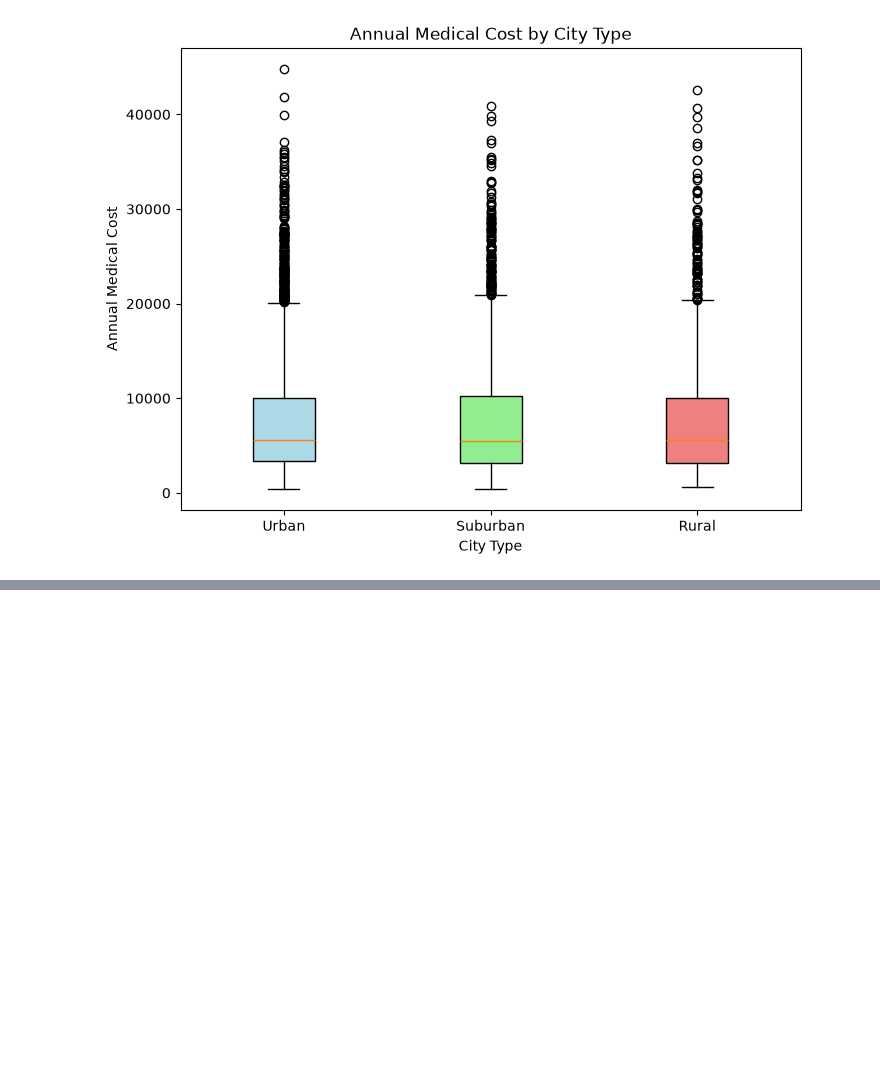
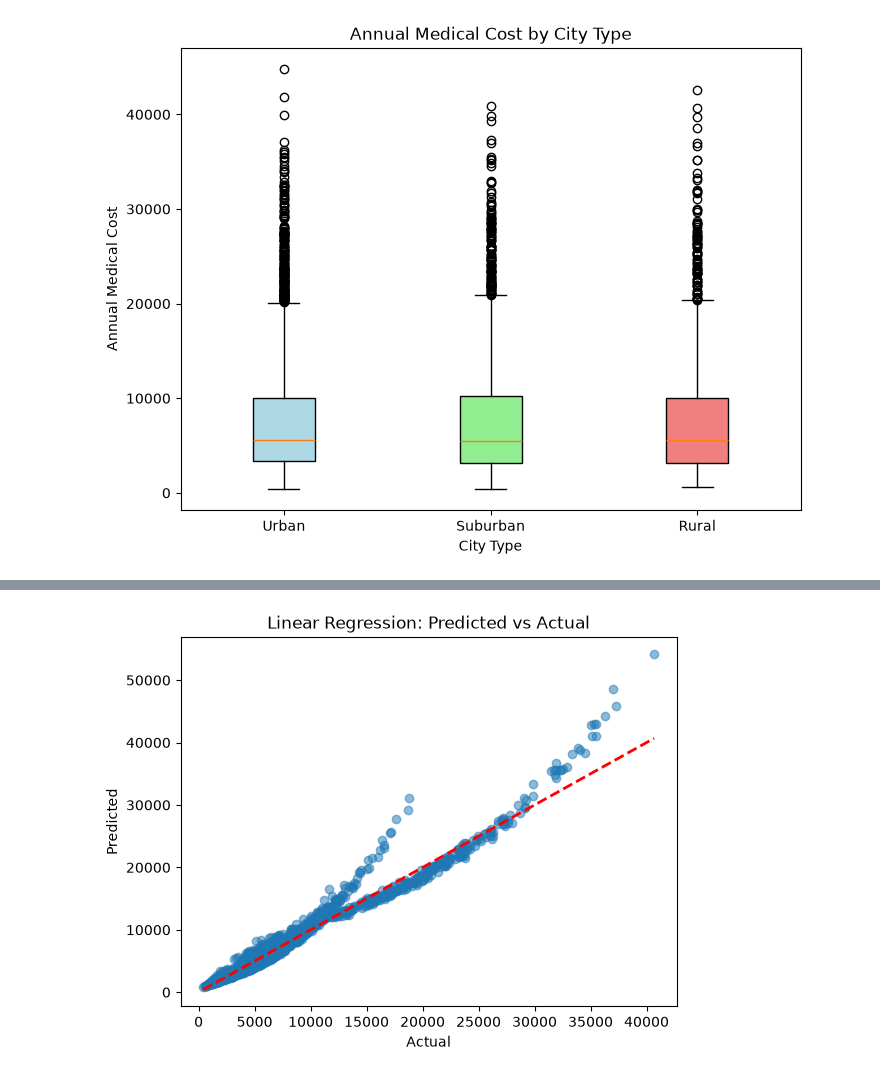
Before and after one commit to tristanm71/4368-Final-Project, a Jupyter notebook: main.ipynb, the cells around one changed output, grey strips where cells are left out. Cells and saved outputs as stored; diff of their text form; code cells hidden in the pictures; blank space fills up the shorter version.

```diff
--- a/main.ipynb
+++ b/main.ipynb
@@ -396,0 +538,13 @@ Dummy Regressor R^2: -0.1097
+# %%
+#Linear Regression Predicted vs Actual Plot
+linear_model = models["Linear Regression"]
+y_pred_linear = linear_model.predict(X_test)
+
+plt.scatter(y_test, y_pred_linear, alpha=0.5)
+plt.plot([y_test.min(), y_test.max()], [y_test.min(), y_test.max()], 'r--', lw=2)
+plt.xlabel('Actual')
+plt.ylabel('Predicted')
+plt.title('Linear Regression: Predicted vs Actual')
+plt.show()
+# %% [output]
+[figure, added]
```
Also changed, not shown: parts of 18 cells of this notebook, 2 other files.
